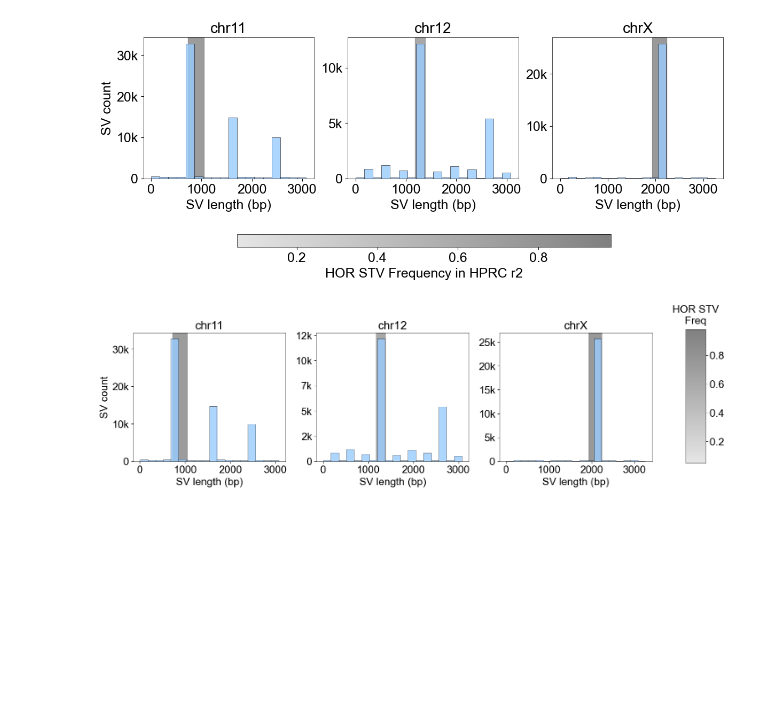
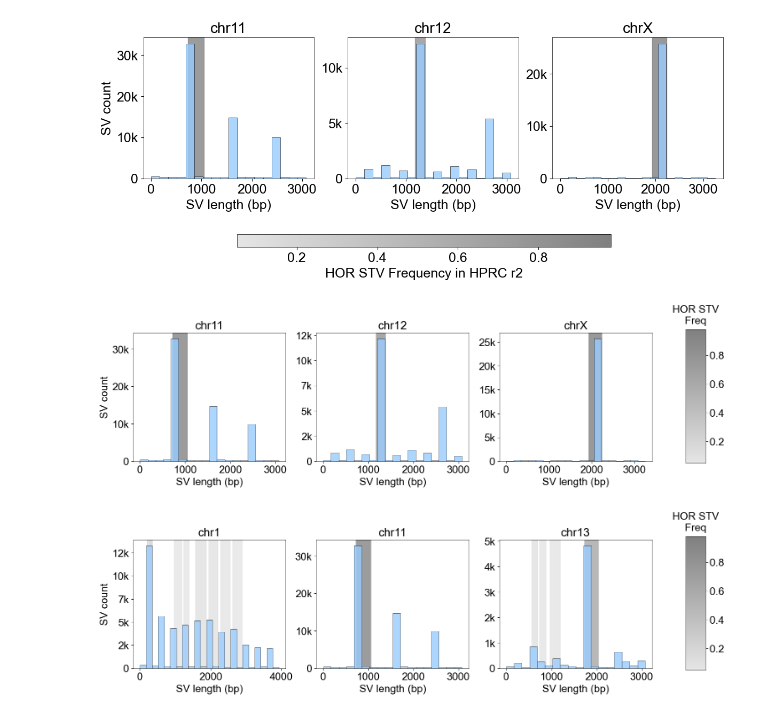
Before and after one commit to miramastoras/centrolign_analysis, a Jupyter notebook: analysis_notes/release2_QC_v2/notebooks/SV_size_dist_STVs_final.ipynb, the cells around one changed output. Drawn from its saved outputs; the diff is of its cells as text; code cells hidden in the pictures; blank space fills up the shorter version.

```diff
--- a/analysis_notes/release2_QC_v2/notebooks/SV_size_dist_STVs_final.ipynb
+++ b/analysis_notes/release2_QC_v2/notebooks/SV_size_dist_STVs_final.ipynb
@@ -467,3 +473,83 @@ plt.savefig('/private/groups/patenlab/mira/SV_size_dist_STVs.dist0.2.chr11_12_X.
 plt.show()
 # %% [output]
 [figure]
+# %%
+selected_chroms = ["chr1", "chr11", "chr13"]
+n_cols = 3
+n_rows = 1
+
+plt.rcParams['font.family'] = 'Arial'
+
+fig, axes = plt.subplots(n_rows, n_cols, figsize=(16, 4),
+                         sharex=False, sharey=False,
+                         gridspec_kw={'wspace': 0.2})
+
+axes = axes.flatten()
+
+freq_min = chm13_stvs["chrom_freq"].min()
+freq_max = chm13_stvs["chrom_freq"].max()
+norm = mcolors.Normalize(vmin=freq_min, vmax=freq_max)
+
+cmap = mcolors.LinearSegmentedColormap.from_list(
+    "light_greys_rev",
+    [(0.9, 0.9, 0.9),
+     (0.5, 0.5, 0.5)]
+)
+
+for i, chrom in enumerate(selected_chroms):
+    ax = axes[i]
+
+    lengths = df_sub[df_sub["chr"] == chrom]["length"]
+
+    ranges = chm13_stvs[chm13_stvs["chr"] == chrom]
+    if not ranges.empty:
+        max_len = ranges["max_range"].max()
+        x_max = max(max_len + 1000, 3000)
+    else:
+        x_max = 3000
+
+    x_bins = np.arange(0, x_max + 171, 171)
+    ax.hist(lengths, bins=x_bins,
+            color=(0.6, 0.8, 1.0),
+            edgecolor='black',
+            alpha=0.8,
+            linewidth=0.5)
+
+    for _, row in ranges.iterrows():
+        color = cmap(norm(row["chrom_freq"]))
+        ax.axvspan(row["min_range"], row["max_range"],
+                   color=color, alpha=0.8, edgecolor=None, zorder=0)
+
+    ax.set_title(chrom, fontsize=20)
+    ax.set_xlabel("SV length (bp)", fontsize=18)
+    ax.tick_params(axis='both', labelsize=18)
+    ax.yaxis.set_major_formatter(
+        plt.FuncFormatter(lambda x, _: f"{int(x/1000)}k" if x >= 1000 else str(int(x)))
+    )
+    if i == 0:
+        ax.set_ylabel("SV count", fontsize=18)
+
+# colorbar
+sm = cm.ScalarMappable(cmap=cmap, norm=norm)
+sm.set_array([])
+
+plt.tight_layout()
+
+for ax in axes:
+    for spine in ax.spines.values():
+        spine.set_linewidth(0.5)
+
+cbar_ax = fig.add_axes([0.95, 0.1, 0.03, 0.8])
+cbar = fig.colorbar(sm, cax=cbar_ax, orientation='vertical')
+cbar.ax.set_title('HOR STV\nFreq', fontsize=18, pad=10)
+
+cbar.ax.tick_params(labelsize=18)
+cbar.outline.set_linewidth(0.5)
+for spine in cbar_ax.spines.values():
+    spine.set_linewidth(0.5)
+
+plt.savefig('/private/groups/patenlab/mira/SV_size_dist_STVs.dist0.2.chr1_11_13.svg', format='svg', bbox_inches='tight')
+plt.savefig('/private/groups/patenlab/mira/SV_size_dist_STVs.dist0.2.chr1_11_13.png', format='png', bbox_inches='tight')
+plt.show()
+# %% [output]
+[figure, added]
```
Also changed, not shown: parts of 1 cell of this notebook, 7 other files.
